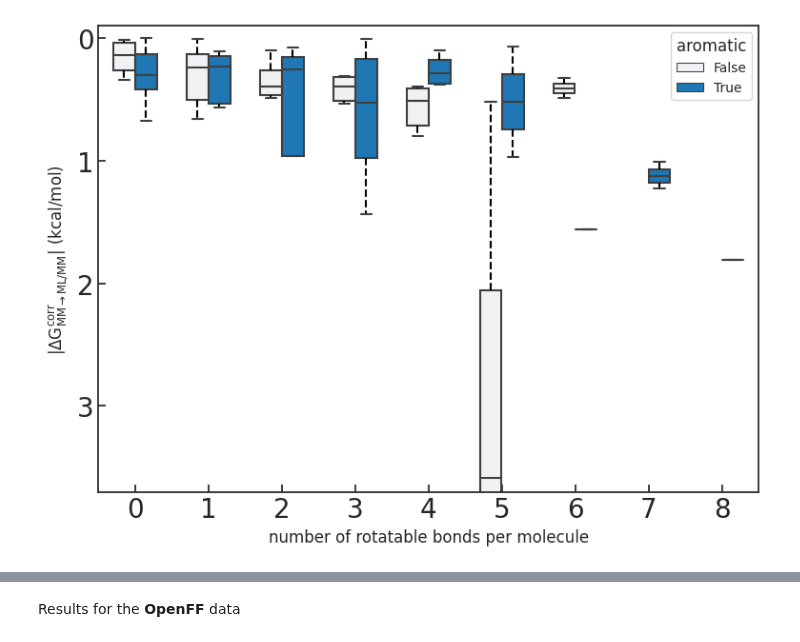
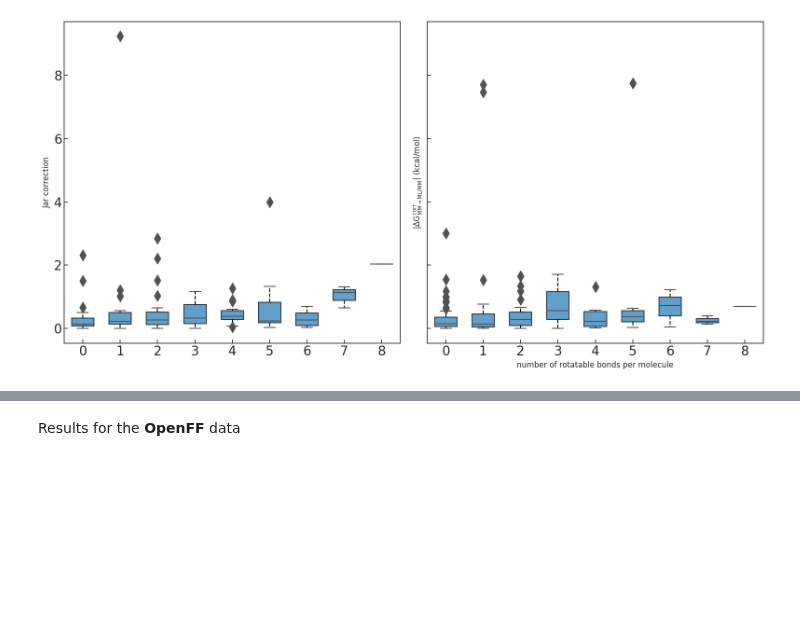
Before and after one commit to JohannesKarwou/notebooks, a Jupyter notebook: combinedDataset.ipynb, the cells around one changed output, grey strips where cells are left out. Drawn from its saved outputs; the diff is of its cells as text; code cells hidden in the pictures; blank space fills up the shorter version.

```diff
--- a/combinedDataset.ipynb
+++ b/combinedDataset.ipynb
@@ -443,5 +440,6 @@ Successfully installed rdkit-2023.3.3
 # %%
-data = pd.read_csv("sample_data/EXS_and_UV_old.csv",skiprows=0)
+# data = pd.read_csv("sample_data/EXS_and_UV_old.csv",skiprows=0)
+data = pd.read_csv("sample_data/combinedDataset.csv")
 data["MM-ML"]=np.abs(data["MM-ASFE [kcal/mol]"]-data["ML-ASFE [kcal/mol]"])
 # %%
 # data = pd.read_csv("sample_data/EXS_and_UV.csv")
@@ -487,63 +485,93 @@ sns.set_theme(
         "ytick.direction": "in",
         "ytick.labelsize": 20,
     },
 )
 
-fig, ax1 = plt.subplots(figsize=(8, 6))
-sns.boxplot(
-    # data=data,
-    x=[int(i) for i in data["numRotBonds"].to_list()],
-    y=np.abs(data["Crooks correction"]),
-    hue=data["aromatic"],
-    ax=ax1,
-    width=0.6,
-    # medianprops=medianprops,
-    showmeans=False,
-    # meanprops=meanprops,
-    # order=labeling.index,
-    color=c1,
-    saturation=1,
-    linewidth=1.5,
-    # palette={"GAFF": "C1", "CGenFF": "C0"},
-    fliersize=12,
-    autorange=True,
-    # orient="h",
-    showfliers=False,
-    whis=0.9,
-    # boxprops=dict(facecolor=c1, alpha=0.7, edgecolor="black", linewidth=1.5),
-    whiskerprops=dict(linestyle="--", linewidth=1.5, color="black"),
-)
+fig, ax = plt.subplots(1,2,figsize=(16, 8),sharey=True)
 
+
+
+
+##### Aromatizitaet #############
 # sns.boxplot(
 #     # data=data,
-#     x=[int(i) for i in data[data["aromatic"]==False]["numRotBonds"].to_list()],
-#     y=np.abs(data[data["aromatic"]==False]["Crooks correction"]),
-#     # hue="Force Field",
+#     x=[int(i) for i in data["numRotBonds"].to_list()],
+#     y=np.abs(data["Crooks correction"]),
+#     hue=data["aromatic"],
 #     ax=ax1,
 #     width=0.6,
 #     # medianprops=medianprops,
 #     showmeans=False,
 #     # meanprops=meanprops,
 #     # order=labeling.index,
-#     color="C3",
+#     color=c1,
 #     saturation=1,
 #     linewidth=1.5,
 #     # palette={"GAFF": "C1", "CGenFF": "C0"},
 #     fliersize=12,
 #     autorange=True,
 #     # orient="h",
 #     showfliers=False,
-#     whis=0.8,
-#     boxprops=dict(facecolor=c4, alpha=0.7, edgecolor="black", linewidth=1.5),
+#     whis=0.9,
+#     # boxprops=dict(facecolor=c1, alpha=0.7, edgecolor="black", linewidth=1.5),
 #     whiskerprops=dict(linestyle="--", linewidth=1.5, color="black"),
 # )
 
-ax1.yaxis.set_major_locator(MaxNLocator(integer=True))
+sns.boxplot(
+    # data=data,
+    x=[int(i) for i in data["numRotBonds"].to_list()],
+    y=np.abs(data["Jar correction"]),
+    # hue="Force Field",
+    ax=ax[0],
+    width=0.6,
+    # medianprops=medianprops,
+    showmeans=False,
+    # meanprops=meanprops,
+    # order=labeling.index,
+    color="C3",
+    saturation=1,
+    linewidth=1.5,
+    # palette={"GAFF": "C1", "CGenFF": "C0"},
+    fliersize=12,
+    autorange=True,
+    # orient="h",
+    showfliers=True,
+    whis=0.8,
+    boxprops=dict(facecolor=c1, alpha=0.7, edgecolor="black", linewidth=1.5),
+    whiskerprops=dict(linestyle="--", linewidth=1.5, color="black"),
+)
+
+
+sns.boxplot(
+    # data=data,
+    x=[int(i) for i in data["numRotBonds"].to_list()],
+    y=np.abs(data["MM-ML"]),
+    # hue="Force Field",
+    ax=ax[1],
+    width=0.6,
+    # medianprops=medianprops,
+    showmeans=False,
+    # meanprops=meanprops,
+    # order=labeling.index,
+    color="C3",
+    saturation=1,
+    linewidth=1.5,
+    # palette={"GAFF": "C1", "CGenFF": "C0"},
+    fliersize=12,
+    autorange=True,
+    # orient="h",
+    showfliers=True,
+    whis=0.8,
+    boxprops=dict(facecolor=c1, alpha=0.7, edgecolor="black", linewidth=1.5),
+    whiskerprops=dict(linestyle="--", linewidth=1.5, color="black"),
+)
+
+ax[0].yaxis.set_major_locator(MaxNLocator(integer=True))
 plt.ylabel(r"$|\Delta \mathrm{G}^{\mathrm{corr}}_{\mathrm{MM}\rightarrow\mathrm{ML/MM}}|$ (kcal/mol)")
 plt.xlabel("number of rotatable bonds per molecule")
 
-plt.ylim([3.7,-0.1])
+# plt.ylim([4.2,-0.1])
 plt.tight_layout()
 # plt.savefig("boxplot_numRotBonds.pdf",bbox_inches='tight')
 # %% [output]
-[figure, old version]
+[figure, new version]
```
Also changed, not shown: parts of 26 cells of this notebook.
